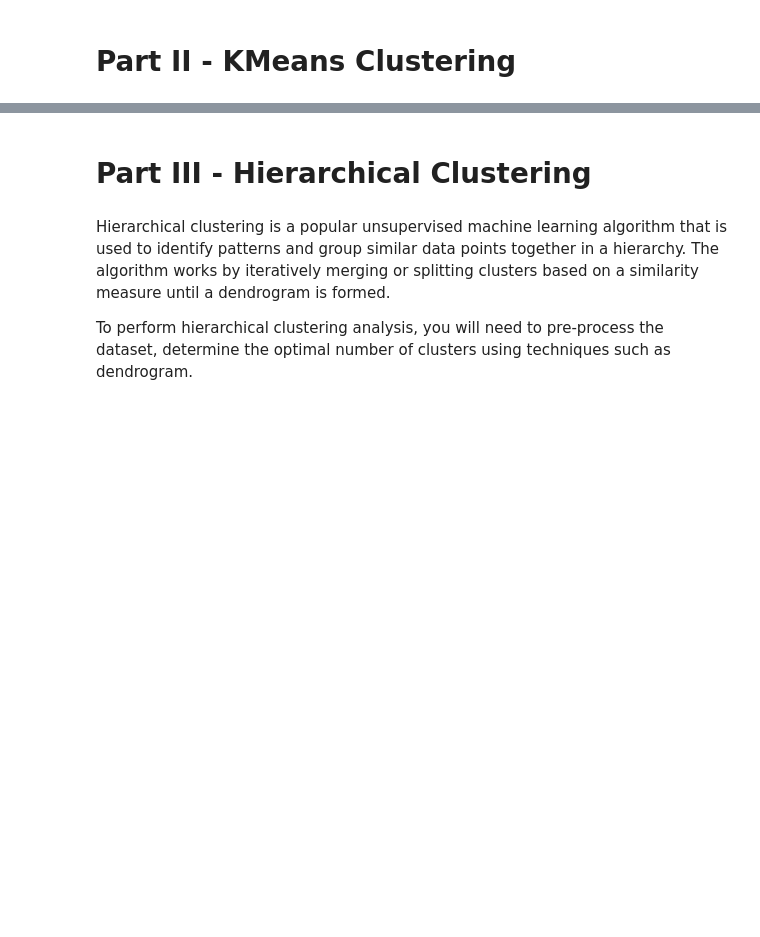
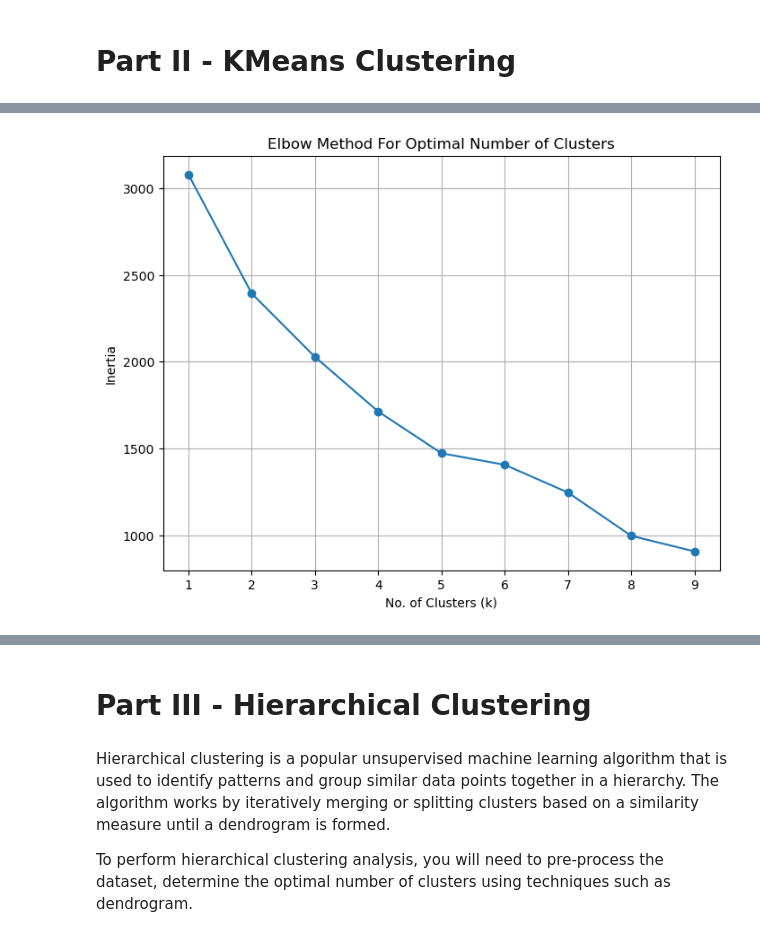
Before and after one commit to tjjdoherty/ml-project-unsupervised-learning, a Jupyter notebook: Unsupervised Learning - Project.ipynb, the cells around one changed output, grey strips where cells are left out. Saved outputs shown, nothing was run; the diff lists cells and outputs as text; code cells hidden in the pictures; blank space fills up the shorter version.

```diff
--- a/Unsupervised Learning - Project.ipynb
+++ b/Unsupervised Learning - Project.ipynb
@@ -224,0 +285,25 @@ plt.show()
+# %%
+# now run again without the channel column, and have region instead
+region_data = data.drop('Channel', axis=1)
+
+# scale the data - standardization
+scaler = StandardScaler()
+region_data_scaled = scaler.fit_transform(region_data)
+
+# Re-calculate inertia values for the defined cluster range
+inertia = []
+for k in cluster_range:
+    kmeans = KMeans(n_clusters=k, random_state=42)
+    kmeans.fit(region_data_scaled)
+    inertia.append(kmeans.inertia_)
+
+# Plot the Elbow Method graph again with the corrected cluster range
+plt.figure(figsize=(8, 6))
+plt.plot(cluster_range, inertia, marker='o')
+plt.title('Elbow Method For Optimal Number of Clusters')
+plt.xlabel('No. of Clusters (k)')
+plt.ylabel('Inertia')
+plt.grid(True)
+plt.show()
+# %% [output]
+[figure, added]
```
Also changed, not shown: parts of 28 cells of this notebook.
